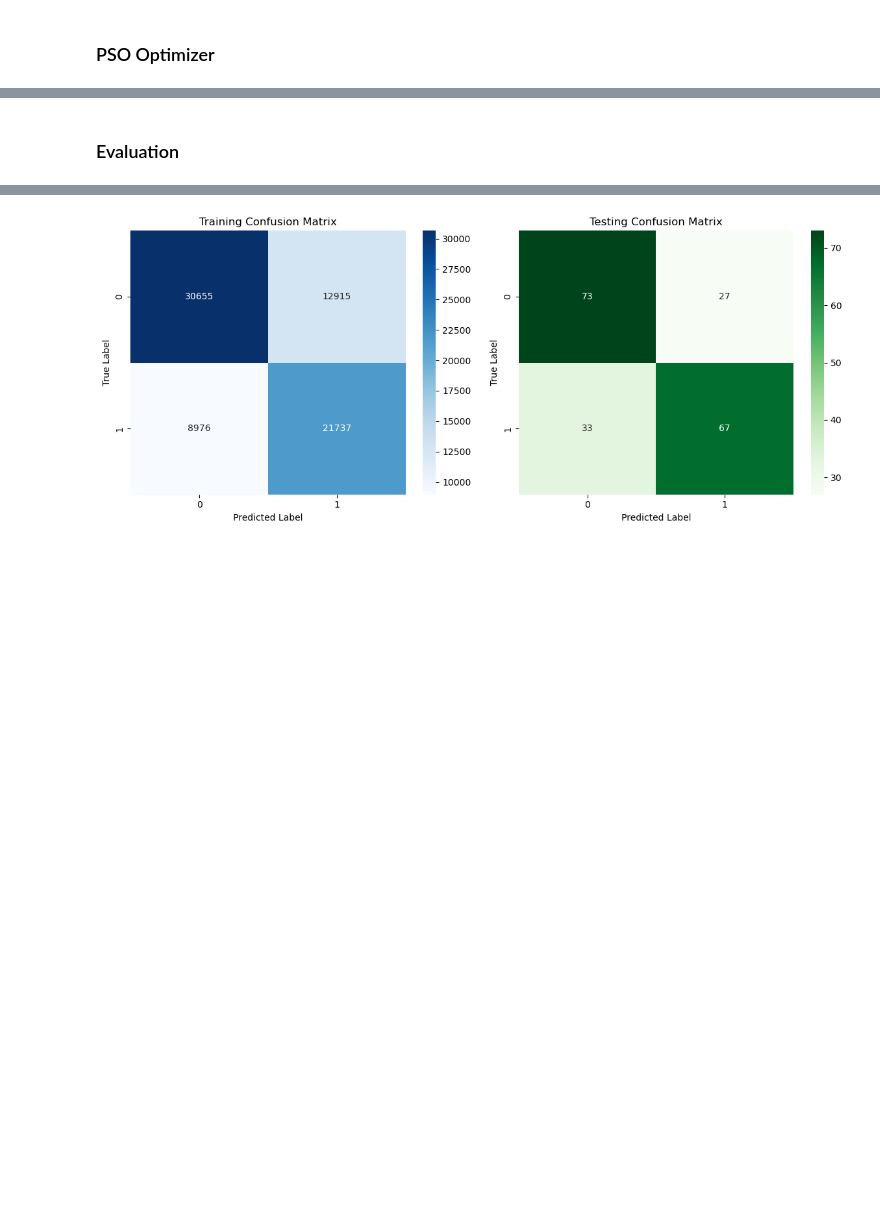
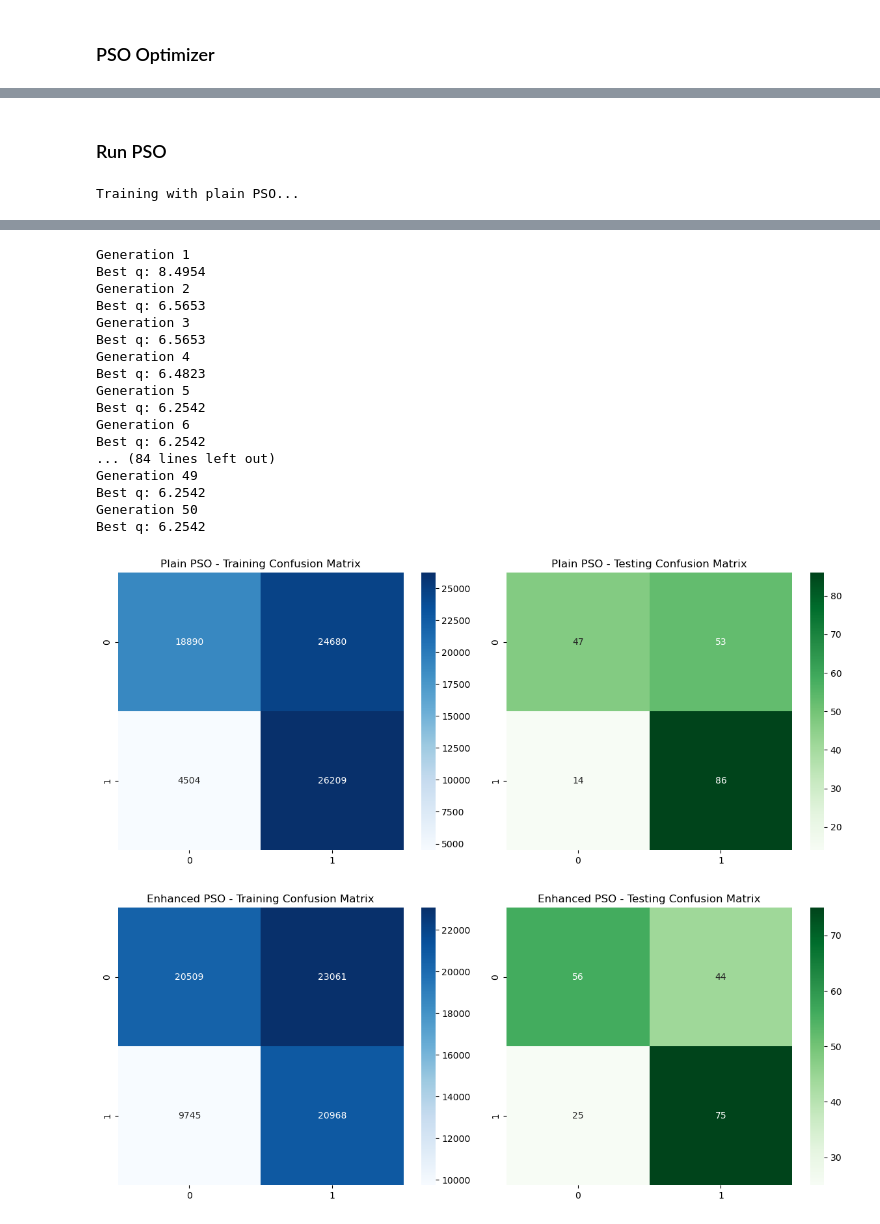
Before and after one commit to cfpisaca/AlzheimersML, a Jupyter notebook: Particle Swarm Optimization/HW4.ipynb, the cells around one changed output, grey strips where cells are left out. Saved outputs shown, nothing was run; the diff lists cells and outputs as text; code cells hidden in the pictures; blank space fills up the shorter version.

```diff
--- a/Particle Swarm Optimization/HW4.ipynb
+++ b/Particle Swarm Optimization/HW4.ipynb
@@ -137,5 +128,16 @@ def pso_train(X_train, y_train, X_test, y_test, input_dim, population_size=30, g
 # %%
-start_time = time.time()
-X_train, y_train, X_test, y_test = load_alzheimers_data()
-best_particle, convergence = pso_train(X_train, y_train, X_test, y_test, input_dim=X_train.shape[1])
-print("--- %s seconds ---" % (time.time() - start_time))
+def evaluate_and_plot(best_particle, X_train, y_train, X_test, y_test, label):
+    best_particle.model.set_weights(best_particle.position)
+    y_train_pred = np.rint(best_particle.model.predict(X_train, verbose=0))
+    y_test_pred = np.rint(best_particle.model.predict(X_test, verbose=0))
+    cm_train = confusion_matrix(y_train, y_train_pred)
+    cm_test = confusion_matrix(y_test, y_test_pred)
+
+    fig, axes = plt.subplots(1, 2, figsize=(12, 5))
+    sns.heatmap(cm_train, annot=True, fmt="d", cmap="Blues", ax=axes[0])
+    axes[0].set_title(f"{label} - Training Confusion Matrix")
+    sns.heatmap(cm_test, annot=True, fmt="d", cmap="Greens", ax=axes[1])
+    axes[1].set_title(f"{label} - Testing Confusion Matrix")
+    plt.tight_layout()
+    plt.show()
+    return cm_train, cm_test
@@ -160,25 +144,25 @@ Best q: 4.0057
 # %% [markdown]
-### Evaluation
+### Run PSO
 # %%
-best_particle.model.set_weights(best_particle.weights)
-y_train_pred = np.rint(best_particle.model.predict(X_train, verbose=0))
-y_test_pred = np.rint(best_particle.model.predict(X_test, verbose=0))
+if __name__ == "__main__":
+    X_train, y_train, X_test, y_test = load_alzheimers_data()
+    print("Training with plain PSO...")
+    plain_best, plain_conv = pso_train(X_train, y_train, X_train.shape[1], enhanced=False)
+    print("Training with enhanced PSO...")
+    enhanced_best, enhanced_conv = pso_train(X_train, y_train, X_train.shape[1], enhanced=True)
 
-cm_train = confusion_matrix(y_train, y_train_pred)
-cm_test = confusion_matrix(y_test, y_test_pred)
+    evaluate_and_plot(plain_best, X_train, y_train, X_test, y_test, "Plain PSO")
+    evaluate_and_plot(enhanced_best, X_train, y_train, X_test, y_test, "Enhanced PSO")
 
-fig, axes = plt.subplots(1, 2, figsize=(12, 5))
-
-sns.heatmap(cm_train, annot=True, fmt="d", cmap="Blues", ax=axes[0])
-axes[0].set_title("Training Confusion Matrix")
-axes[0].set_xlabel("Predicted Label")
-axes[0].set_ylabel("True Label")
-
-sns.heatmap(cm_test, annot=True, fmt="d", cmap="Greens", ax=axes[1])
-axes[1].set_title("Testing Confusion Matrix")
-axes[1].set_xlabel("Predicted Label")
-axes[1].set_ylabel("True Label")
-
-plt.tight_layout()
-plt.show()
+    plt.figure(figsize=(8, 5))
+    plt.plot(np.log2(np.arange(1, len(plain_conv)+1)), plain_conv, label='Plain PSO')
+    plt.plot(np.log2(np.arange(1, len(enhanced_conv)+1)), enhanced_conv, label='Enhanced PSO')
+    plt.xlabel("log2(Generation)")
+    plt.ylabel("q-value")
+    plt.title("q-value Convergence Comparison")
+    plt.legend()
+    plt.grid(True)
+    plt.tight_layout()
+    plt.show()
 # %% [output]
+Training with plain PSO...
@@ -185 +186,19 @@ plt.show()
+Generation 1
+Best q: 8.4954
+Generation 2
+Best q: 6.5653
+Generation 3
+Best q: 6.5653
+Generation 4
+Best q: 6.4823
+Generation 5
+Best q: 6.2542
+Generation 6
+Best q: 6.2542
+... (84 lines left out)
+Generation 49
+Best q: 6.2542
+Generation 50
+Best q: 6.2542
-[figure, old version]
+[figure, new version]
+[figure, added]
```
Also changed, not shown: parts of 7 cells of this notebook.
